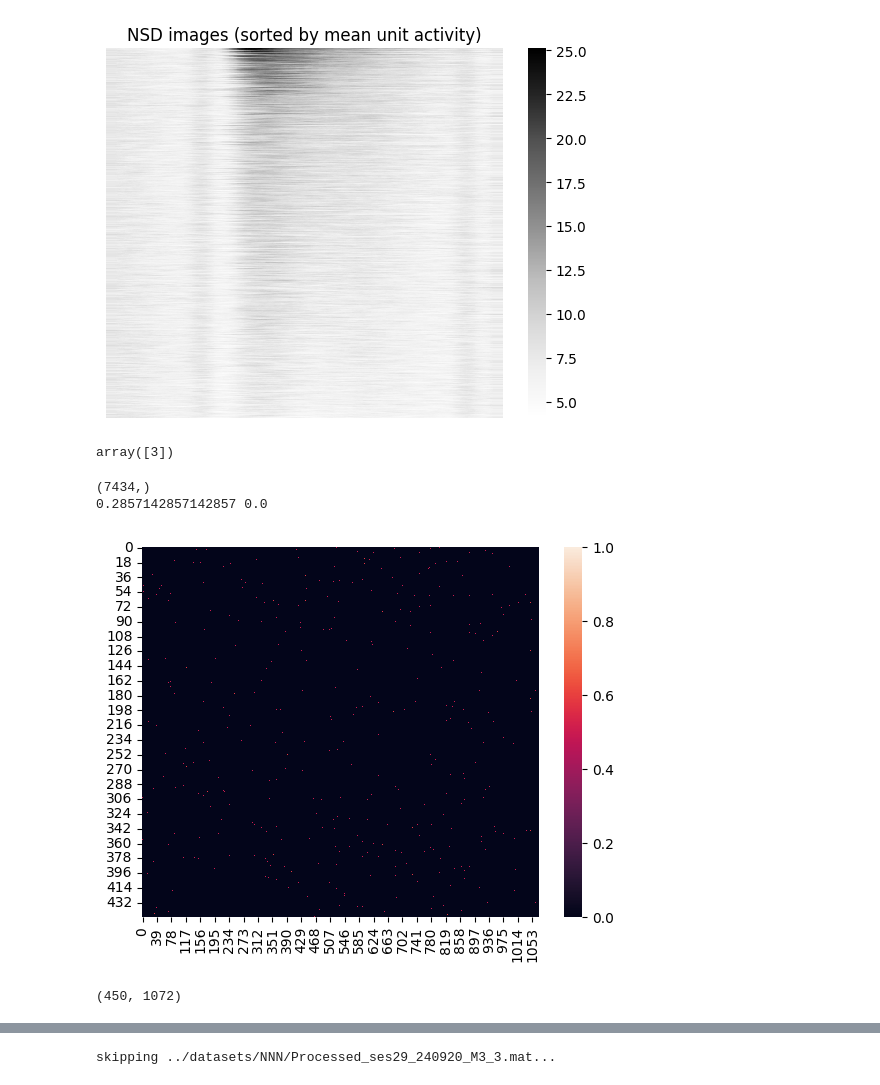
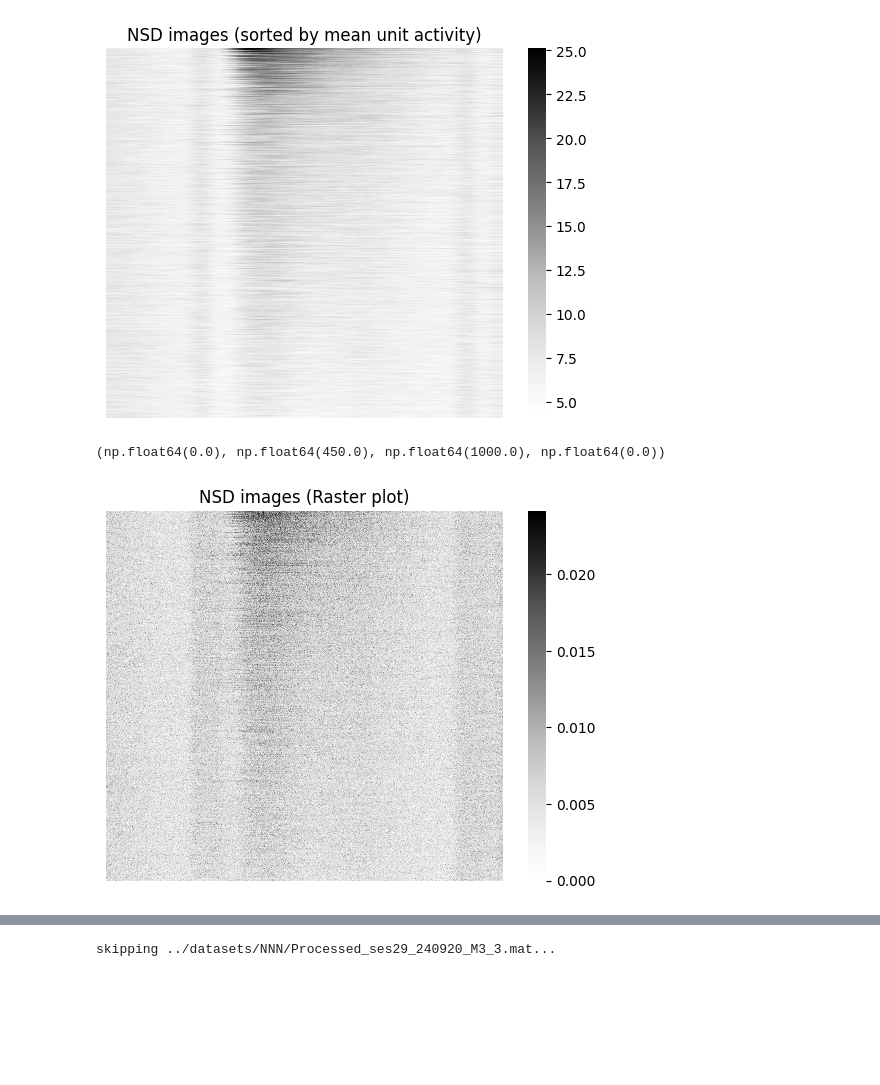
Before and after one commit to aimarvi/triplen, a Jupyter notebook: exploring_data.ipynb, the cells around one changed output, grey strips where cells are left out. Cells and saved outputs as stored; diff of their text form; code cells hidden in the pictures; blank space fills up the shorter version.

Commit message:
more data loading

```diff
--- a/exploring_data.ipynb
+++ b/exploring_data.ipynb
@@ -7,7 +7,7 @@ import numpy as np
 import pandas as pd
 import scipy.io
 from scipy.cluster.hierarchy import linkage, dendrogram
-from scipy.spatial.distance import pdist
+from scipy.spatial.distance import pdist, squareform
 
 import matplotlib.pyplot as plt
 import seaborn as sns
@@ -19,4 +19,4 @@ import utils
 datadir = '../datasets/NNN/'
 fnames = utils.fnames(datadir)
 # data = pd.read_pickle('../datasets/NNN/all_unit_data.pkl')
-# raster_data = pd.read_pickle('../datasets/NNN/all_raster_data.pkl')
+raster_data = pd.read_pickle('../datasets/NNN/all_raster_data.pkl')
@@ -162,6 +164,7 @@ The palette list has fewer values (1) than needed (4625) and will cycle, which m
 # %%
 unit = 'F_SI'
 face_df = raster_data[(raster_data[unit]>0.5) & (raster_data['unit_type'] == 1)]
+face_df = face_df[~(face_df['img_raster'].isna())] # some sessions do not have raster data?
 psth = face_df.iloc[13]['img_psth']
 sns.heatmap(psth[:, :1000].T, cmap=sns.color_palette(palette='Greys'))
 plt.show()
@@ -207,28 +210,16 @@ plt.show()
 # %% [output]
 [figure]
 # %%
+all_raster = np.stack(face_df['img_raster'].values)
+raster = np.mean(all_raster, axis=0)
+
+R = raster.T[:1000]
+row_means = R.mean(axis=1)
+row_order = np.argsort(row_means)[::-1]
+
+sns.heatmap(R[row_order, :], cmap=sns.color_palette('Greys', as_cmap=True))
+plt.title('NSD images (Raster plot)')
+plt.axis('off')
 # %% [output]
-array([3])
+(np.float64(0.0), np.float64(450.0), np.float64(1000.0), np.float64(0.0))
+[figure, added]
-# %%
-trial_idx = gus_data['meta_data']['trial_valid_idx'].squeeze()
-trial_idx = trial_idx[trial_idx!=0]
-print(trial_idx.shape) # (7434, )
-
-raster = gus_data['GoodUnitStrc']['Raster'] # list of length num_units
-num_units = len(raster)
-for i in range(num_units):
-    unit_raster = raster[i] # (450, 7434)
-    df_raster = pd.DataFrame(unit_raster.T)  # shape: (trials, timebins)
-    df_raster['img'] = trial_idx
-    img_avg = df_raster.groupby('img').mean().T.reindex(range(1,1073), axis=1).values  # (450, 1072)
-    print(np.max(img_avg), np.min(img_avg))
-    img_avg = img_avg / np.max(img_avg)
-    sns.heatmap(img_avg)
-    plt.show()
-    print(img_avg.shape)
-    break
-# %% [output]
-(7434,)
-0.2857142857142857 0.0
-[figure, removed]
-(450, 1072)
```
Also changed, not shown: parts of 4 cells of this notebook, 3 other files.
